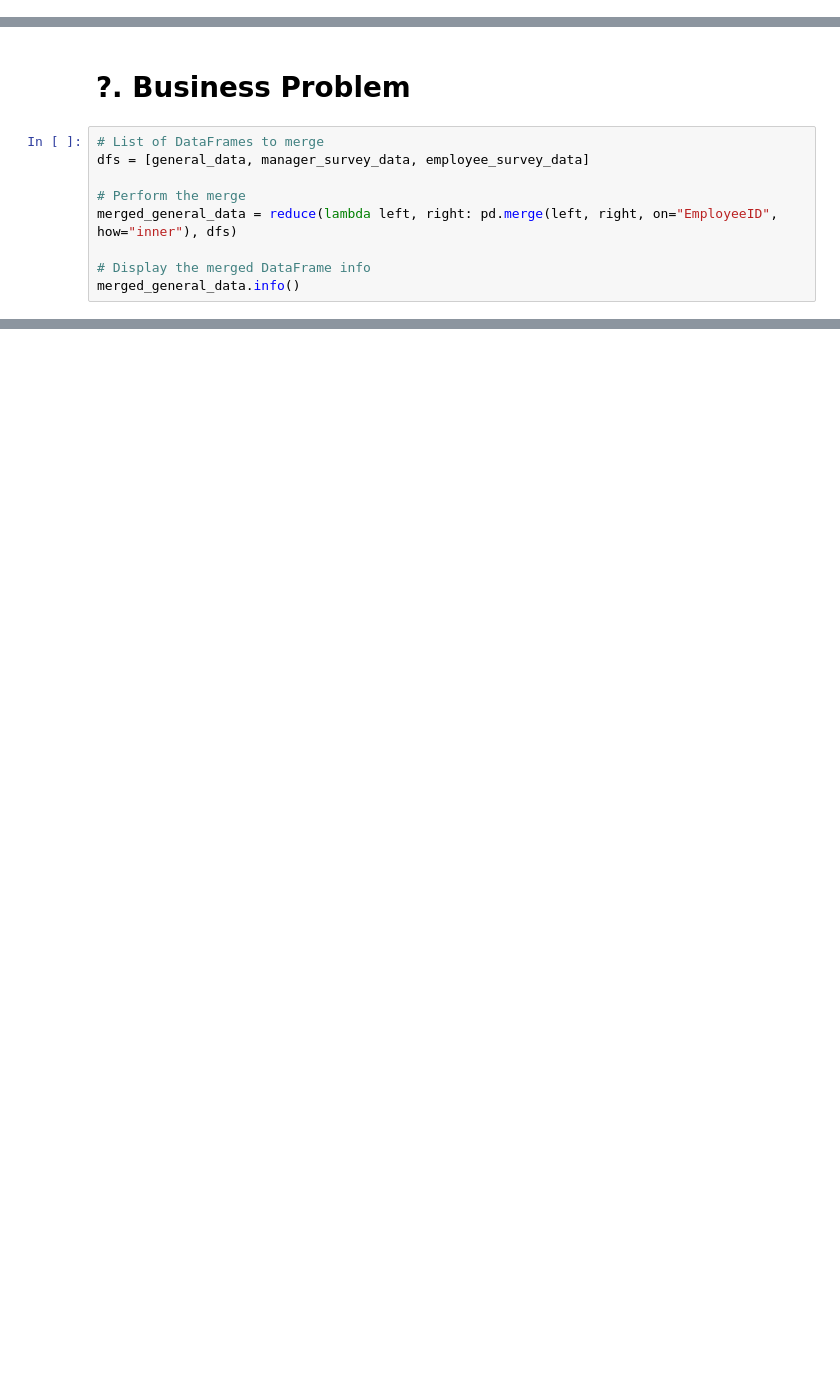
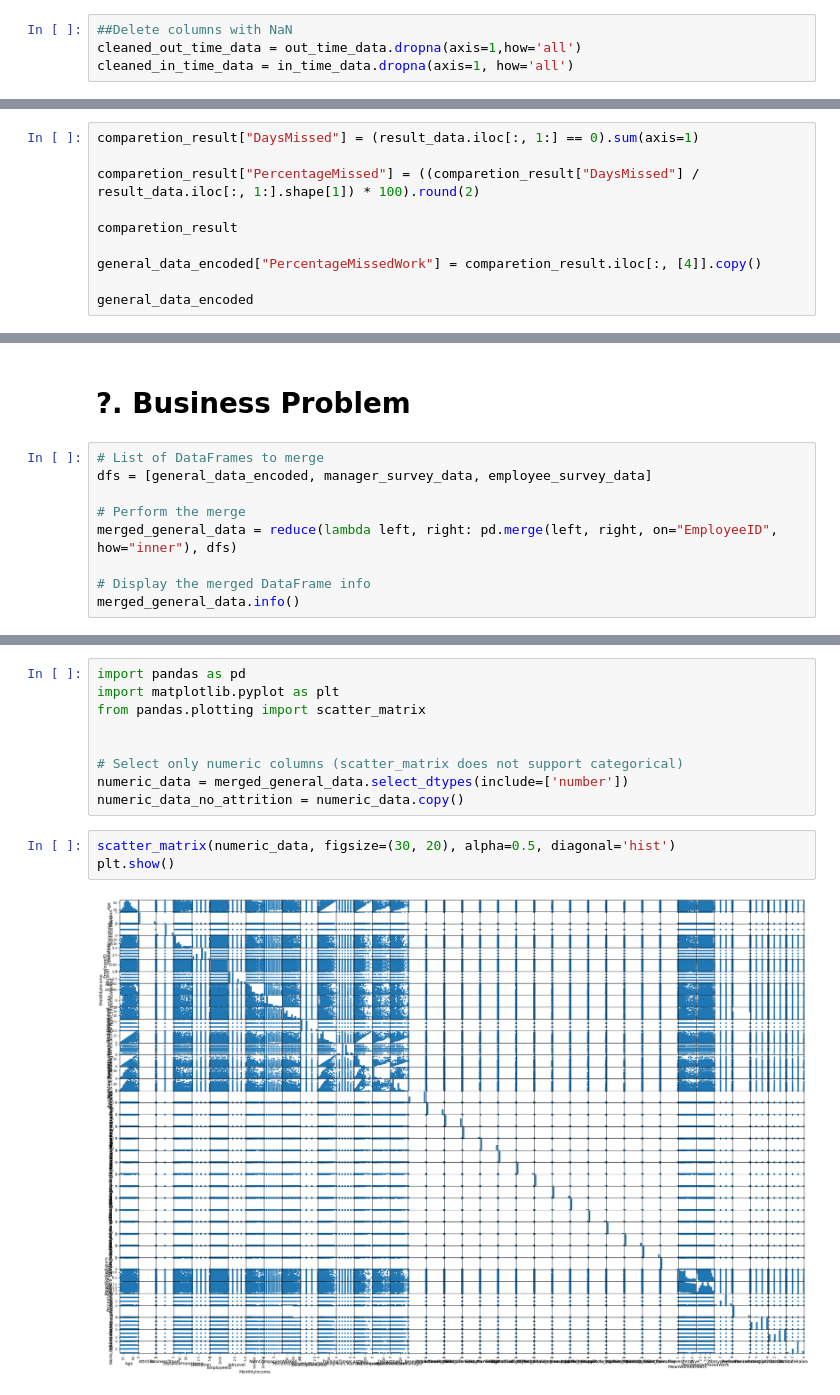
Before and after one commit to Ostive/AI-Project, a Jupyter notebook: Ai_project_Ostive.ipynb, the cells around one changed output, grey strips where cells are left out. Cells and saved outputs as stored; diff of their text form; blank space fills up the shorter version.

```diff
--- a/Ai_project_Ostive.ipynb
+++ b/Ai_project_Ostive.ipynb
@@ -672,3 +833,7 @@ general_data_encoded.head()
+# %%
+##Delete columns with NaN
+cleaned_out_time_data = out_time_data.dropna(axis=1,how='all')
+cleaned_in_time_data = in_time_data.dropna(axis=1, how='all')
 # %% [markdown]
 ### **Converted** the data in the files to date format. Then, using this format, we calculated the time **in hours** by:
 
@@ -770,0 +1017,10 @@ cleaned_in_time_data
+# %%
+comparetion_result["DaysMissed"] = (result_data.iloc[:, 1:] == 0).sum(axis=1)
+
+comparetion_result["PercentageMissed"] = ((comparetion_result["DaysMissed"] / result_data.iloc[:, 1:].shape[1]) * 100).round(2)
+
+comparetion_result
+
+general_data_encoded["PercentageMissedWork"] = comparetion_result.iloc[:, [4]].copy()
+
+general_data_encoded
@@ -821,7 +1107,7 @@ memory usage: 1.0 MB
 # ?. Business Problem
 # %%
 # List of DataFrames to merge
-dfs = [general_data, manager_survey_data, employee_survey_data]
+dfs = [general_data_encoded, manager_survey_data, employee_survey_data]
 
 # Perform the merge
 merged_general_data = reduce(lambda left, right: pd.merge(left, right, on="EmployeeID", how="inner"), dfs)
@@ -848,0 +1260,14 @@ memory usage: 827.0+ KB
+# %%
+import pandas as pd
+import matplotlib.pyplot as plt
+from pandas.plotting import scatter_matrix
+
+
+# Select only numeric columns (scatter_matrix does not support categorical)
+numeric_data = merged_general_data.select_dtypes(include=['number'])
+numeric_data_no_attrition = numeric_data.copy()
+# %%
+scatter_matrix(numeric_data, figsize=(30, 20), alpha=0.5, diagonal='hist')
+plt.show()
+# %% [output]
+[figure, added]
```
Also changed, not shown: parts of 44 cells of this notebook.
